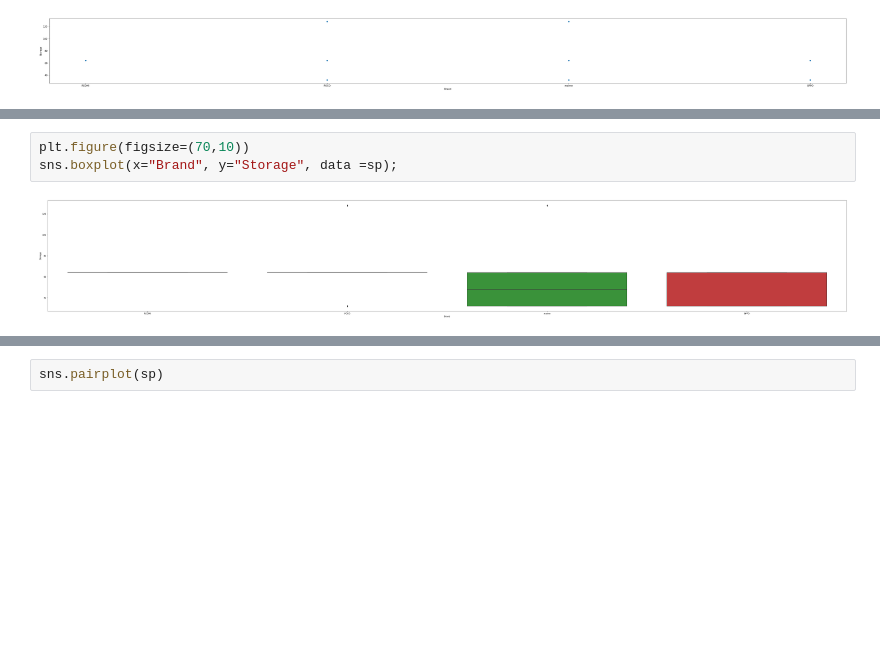
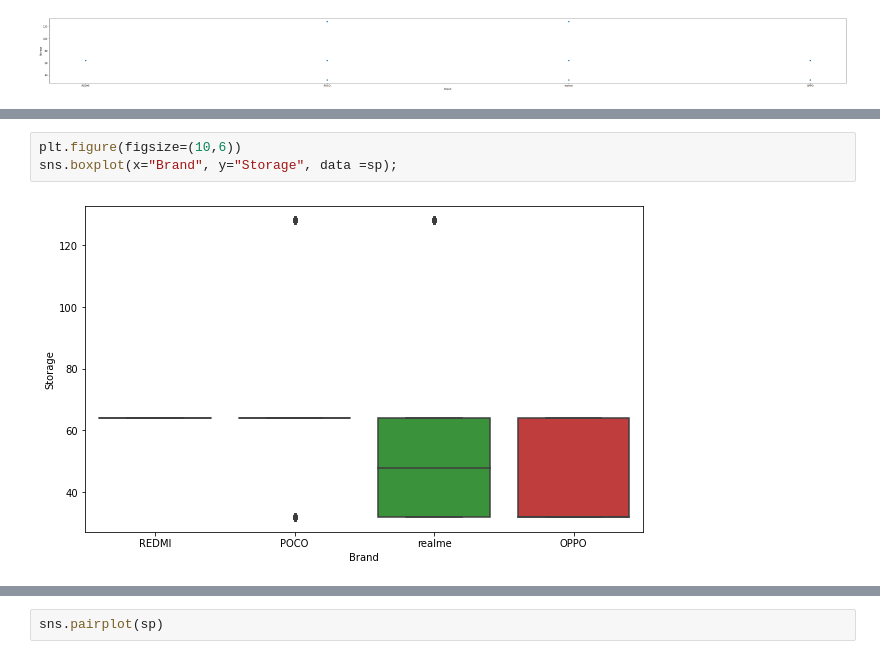
Before and after one commit to shahidp-ss/Web-Scrapping, a Jupyter notebook: analysis of data.ipynb, the cells around one changed output, grey strips where cells are left out. Drawn from its saved outputs; the diff is of its cells as text; blank space fills up the shorter version.

```diff
--- a/analysis of data.ipynb
+++ b/analysis of data.ipynb
@@ -514,5 +536,5 @@ sns.scatterplot(x="Product Name", y="Storage", hue='Storage',data=sp)
 # %%
-plt.figure(figsize=(70,10))
+plt.figure(figsize=(10,6))
 sns.boxplot(x="Brand", y="Storage", data =sp);
 # %% [output]
-[figure, old version]
+[figure, new version]
```
Also changed, not shown: parts of 9 cells of this notebook.
